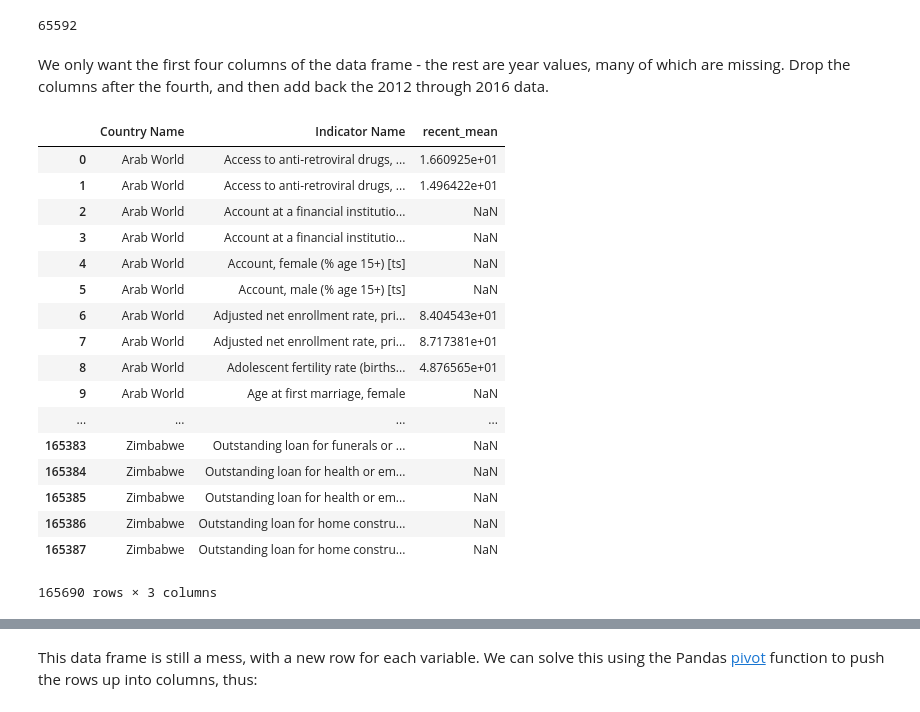
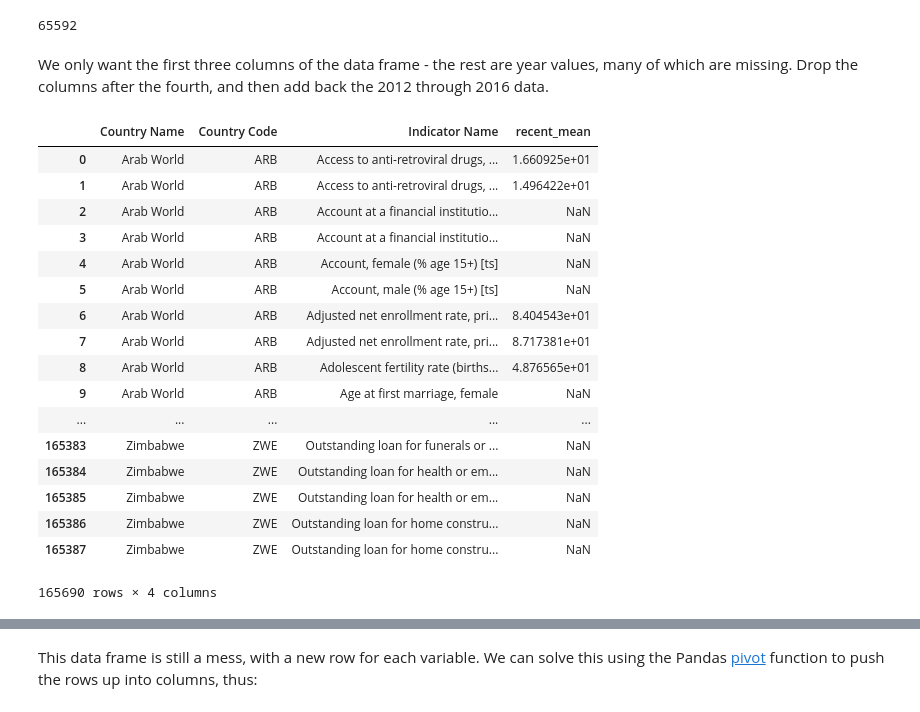
Before and after one commit to matthew-brett/dsfe, a Jupyter notebook: data/make_gender_stats.ipynb, the cells around one changed output, grey strips where cells are left out. Saved outputs shown, nothing was run; the diff lists cells and outputs as text; code cells hidden in the pictures.

```diff
--- a/data/make_gender_stats.ipynb
+++ b/data/make_gender_stats.ipynb
@@ -152,29 +152,27 @@ recent_mean.count()
 # %% [output]
 65592
 # %% [markdown]
-We only want the first four columns of the data frame - the rest are year
-values, many of which are missing.  Drop the columns after the fourth, and
-then add back the 2012 through 2016 data.
+We only want the first three columns of the data frame - the rest are year values, many of which are missing.  Drop the columns after the fourth, and then add back the 2012 through 2016 data.
 # %%
-thin_df = df[['Country Name', 'Indicator Name']].copy()
+thin_df = df[['Country Name', 'Country Code', 'Indicator Name']].copy()
 thin_df['recent_mean'] = recent_mean.copy()
 thin_df
 # %% [output]
-|  | Country Name | Indicator Name | recent_mean |
-| 0 | Arab World | Access to anti-retroviral drugs, ... | 1.660925e+01 |
-| 1 | Arab World | Access to anti-retroviral drugs, ... | 1.496422e+01 |
-| 2 | Arab World | Account at a financial institutio... | NaN |
-| 3 | Arab World | Account at a financial institutio... | NaN |
-| 4 | Arab World | Account, female (% age 15+) [ts] | NaN |
-| 5 | Arab World | Account, male (% age 15+) [ts] | NaN |
-| 6 | Arab World | Adjusted net enrollment rate, pri... | 8.404543e+01 |
-| 7 | Arab World | Adjusted net enrollment rate, pri... | 8.717381e+01 |
-| 8 | Arab World | Adolescent fertility rate (births... | 4.876565e+01 |
-| 9 | Arab World | Age at first marriage, female | NaN |
-| ... | ... | ... | ... |
-| 165383 | Zimbabwe | Outstanding loan for funerals or ... | NaN |
-| 165384 | Zimbabwe | Outstanding loan for health or em... | NaN |
-| 165385 | Zimbabwe | Outstanding loan for health or em... | NaN |
-| 165386 | Zimbabwe | Outstanding loan for home constru... | NaN |
-| 165387 | Zimbabwe | Outstanding loan for home constru... | NaN |
+|  | Country Name | Country Code | Indicator Name | recent_mean |
+| 0 | Arab World | ARB | Access to anti-retroviral drugs, ... | 1.660925e+01 |
+| 1 | Arab World | ARB | Access to anti-retroviral drugs, ... | 1.496422e+01 |
+| 2 | Arab World | ARB | Account at a financial institutio... | NaN |
+| 3 | Arab World | ARB | Account at a financial institutio... | NaN |
+| 4 | Arab World | ARB | Account, female (% age 15+) [ts] | NaN |
+| 5 | Arab World | ARB | Account, male (% age 15+) [ts] | NaN |
+| 6 | Arab World | ARB | Adjusted net enrollment rate, pri... | 8.404543e+01 |
+| 7 | Arab World | ARB | Adjusted net enrollment rate, pri... | 8.717381e+01 |
+| 8 | Arab World | ARB | Adolescent fertility rate (births... | 4.876565e+01 |
+| 9 | Arab World | ARB | Age at first marriage, female | NaN |
+| ... | ... | ... | ... | ... |
+| 165383 | Zimbabwe | ZWE | Outstanding loan for funerals or ... | NaN |
+| 165384 | Zimbabwe | ZWE | Outstanding loan for health or em... | NaN |
+| 165385 | Zimbabwe | ZWE | Outstanding loan for health or em... | NaN |
+| 165386 | Zimbabwe | ZWE | Outstanding loan for home constru... | NaN |
+| 165387 | Zimbabwe | ZWE | Outstanding loan for home constru... | NaN |
-165690 rows × 3 columns
+165690 rows × 4 columns
```
Also changed, not shown: parts of 21 cells of this notebook, 3 other files.
